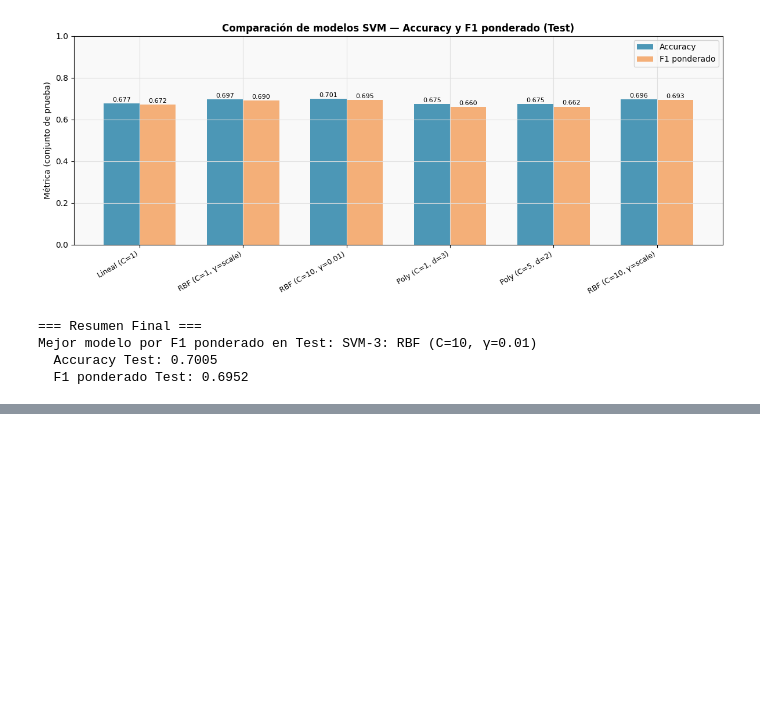
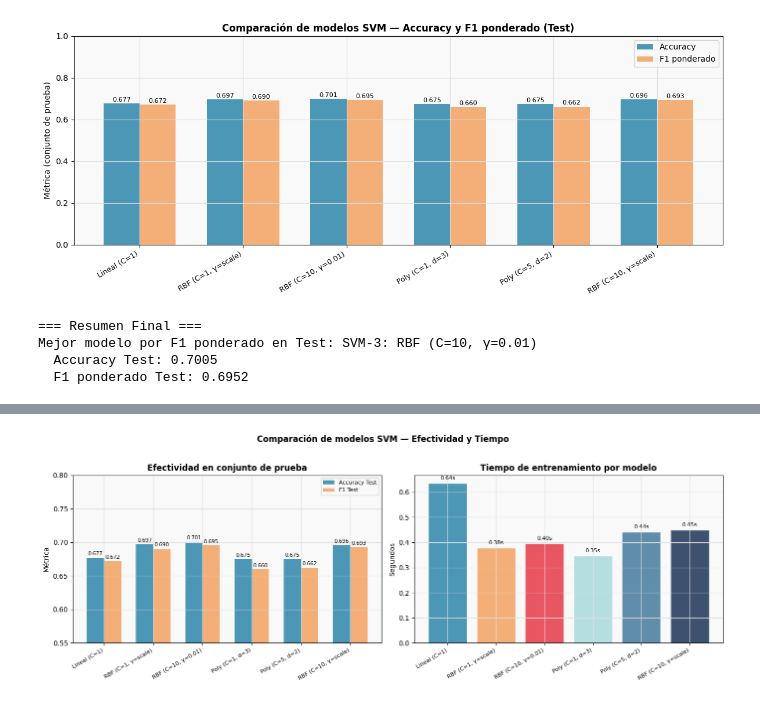
Before and after one commit to Zacatac23/Lab8-Mineria, a Jupyter notebook: mod/Lab8_SVM.ipynb, the cells around one changed output, grey strips where cells are left out. Drawn from its saved outputs; the diff is of its cells as text; code cells hidden in the pictures; blank space fills up the shorter version.

Commit message:
comparación de modelos SVM por efectividad, tiempo y análisis de errores

```diff
--- a/mod/Lab8_SVM.ipynb
+++ b/mod/Lab8_SVM.ipynb
@@ -726,0 +766,39 @@ Mejor modelo por F1 ponderado en Test: SVM-3: RBF (C=10, γ=0.01)
+# %%
+# Gráfico Efectividad vs Tiempo
+fig, axes = plt.subplots(1, 2, figsize=(14, 5))
+
+nombres_cortos = [m[0].split(':')[1].strip() if ':' in m[0] else m[0] for m in modelos_info]
+colores = ['#2E86AB', '#F4A261', '#E63946', '#A8DADC', '#457B9D', '#1D3557']
+
+ax = axes[0]
+x = np.arange(len(modelos_info))
+w = 0.35
+bars1 = ax.bar(x - w/2, [m[4] for m in modelos_info], w,
+               label='Accuracy Test', color='#2E86AB', alpha=0.85)
+bars2 = ax.bar(x + w/2, [m[6] for m in modelos_info], w,
+               label='F1 Test',       color='#F4A261', alpha=0.85)
+for bar in list(bars1) + list(bars2):
+    ax.text(bar.get_x() + bar.get_width()/2, bar.get_height() + 0.002,
+            f'{bar.get_height():.3f}', ha='center', va='bottom', fontsize=7.5)
+ax.set_xticks(x)
+ax.set_xticklabels(nombres_cortos, rotation=30, ha='right', fontsize=8)
+ax.set_ylim(0.55, 0.80)
+ax.set_ylabel('Métrica')
+ax.set_title('Efectividad en conjunto de prueba', fontweight='bold')
+ax.legend(fontsize=8)
+
+ax2 = axes[1]
+bars_t = ax2.bar(x, tiempos, color=colores, alpha=0.85, edgecolor='white')
+for bar in bars_t:
+    ax2.text(bar.get_x() + bar.get_width()/2, bar.get_height() + 0.01,
+             f'{bar.get_height():.2f}s', ha='center', va='bottom', fontsize=8)
+ax2.set_xticks(x)
+ax2.set_xticklabels(nombres_cortos, rotation=30, ha='right', fontsize=8)
+ax2.set_ylabel('Segundos')
+ax2.set_title('Tiempo de entrenamiento por modelo', fontweight='bold')
+
+plt.suptitle('Comparación de modelos SVM — Efectividad y Tiempo', fontweight='bold', y=1.02)
+plt.tight_layout()
+plt.show()
+# %% [output]
+[figure, added]
```
Also changed, not shown: parts of 17 cells of this notebook.
